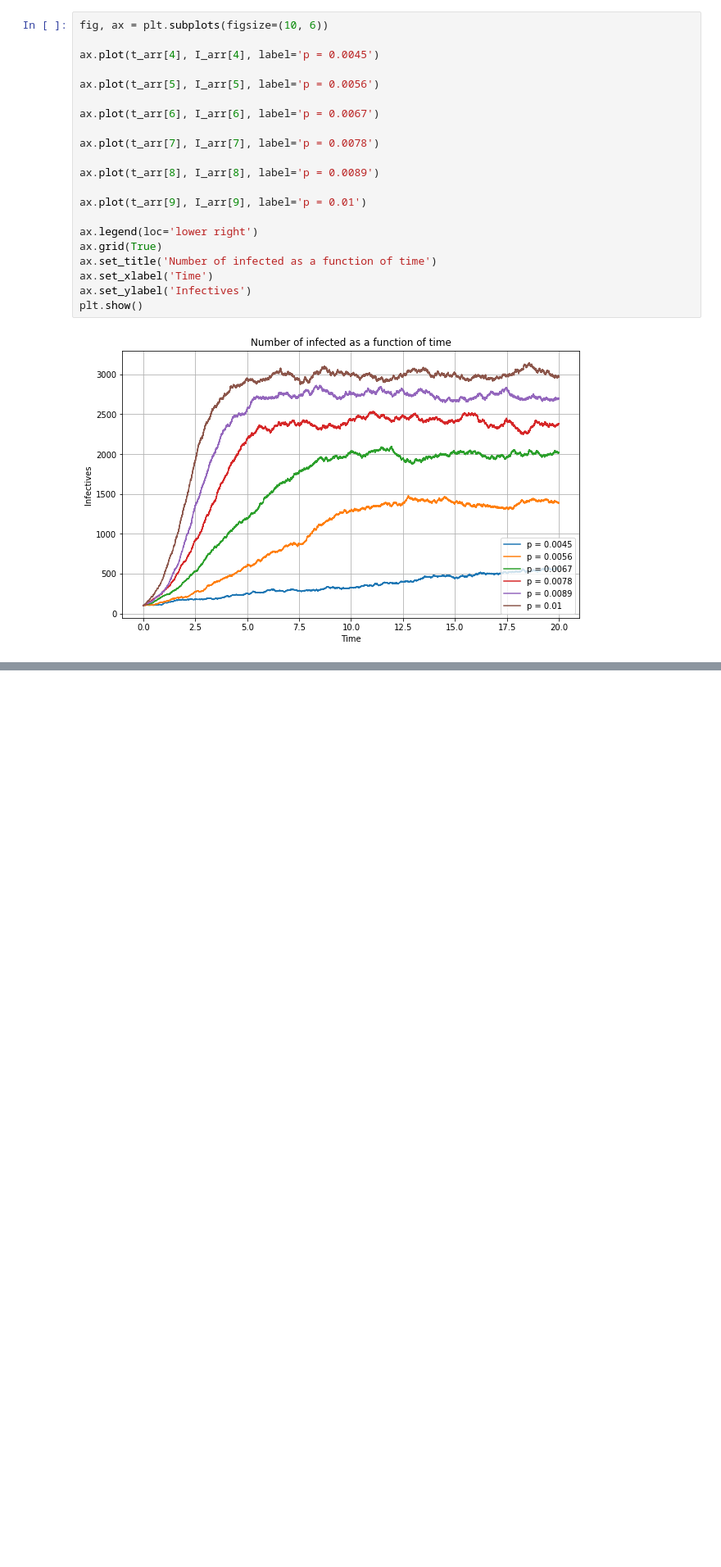
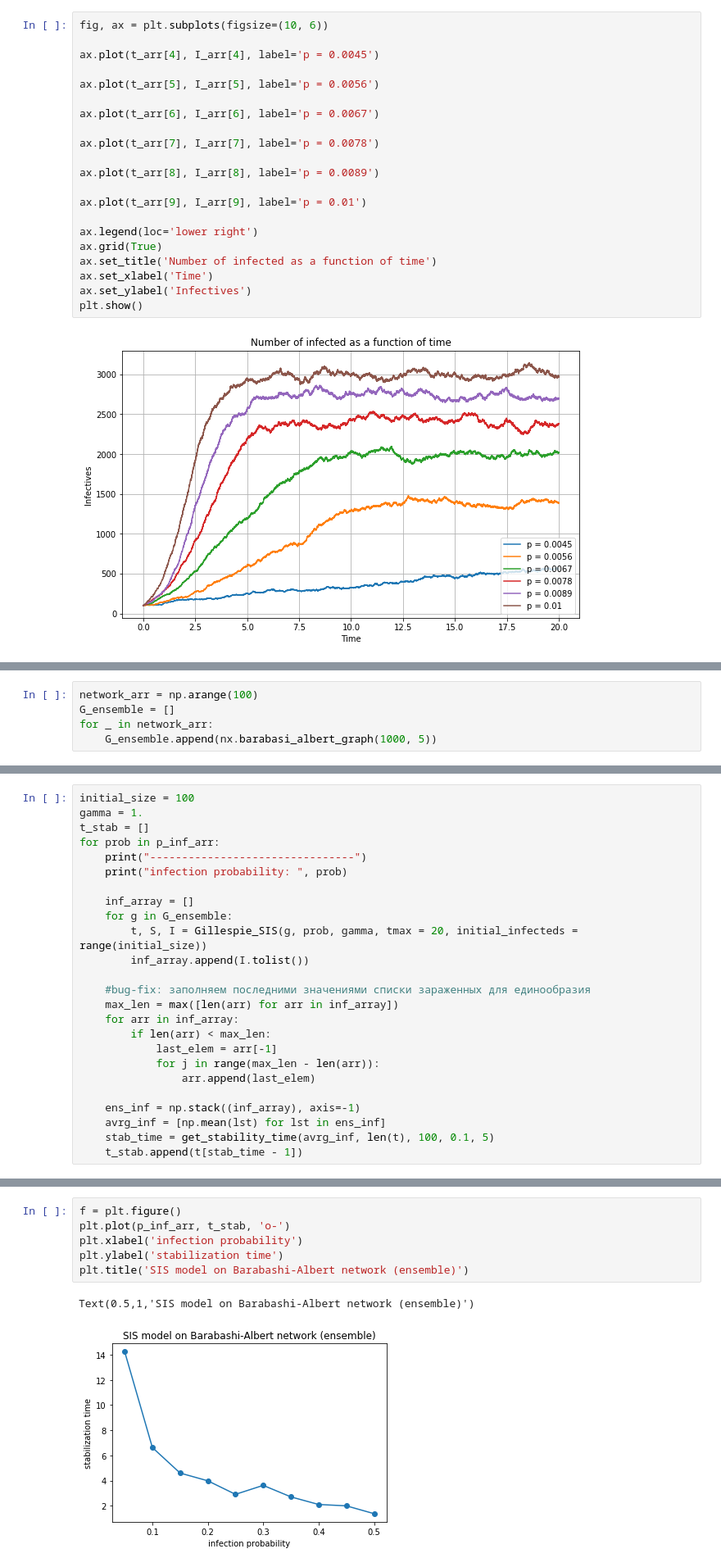
Before and after one commit to tsyrendylykova/multilayerNetwork, a Jupyter notebook: SISModel.ipynb, the cells around one changed output, grey strips where cells are left out. Shown: that part at 82% size. Drawn from its saved outputs; the diff is of its cells as text; blank space fills up the shorter version.

```diff
--- a/SISModel.ipynb
+++ b/SISModel.ipynb
@@ -459,0 +470,5 @@ KeyboardInterrupt:
+# %%
+network_arr = np.arange(100)
+G_ensemble = []
+for _ in network_arr:
+    G_ensemble.append(nx.barabasi_albert_graph(1000, 5))
@@ -459,0 +480,25 @@ KeyboardInterrupt:
+# %%
+initial_size = 100
+gamma = 1.
+t_stab = []
+for prob in p_inf_arr:
+    print("--------------------------------")
+    print("infection probability: ", prob)
+
+    inf_array = []
+    for g in G_ensemble:
+        t, S, I = Gillespie_SIS(g, prob, gamma, tmax = 20, initial_infecteds = range(initial_size))
+        inf_array.append(I.tolist())
+
+    #bug-fix: заполняем последними значениями списки зараженных для единообразия
+    max_len = max([len(arr) for arr in inf_array])
+    for arr in inf_array:
+        if len(arr) < max_len:
+            last_elem = arr[-1]
+            for j in range(max_len - len(arr)):
+                arr.append(last_elem)
+
+    ens_inf = np.stack((inf_array), axis=-1)
+    avrg_inf = [np.mean(lst) for lst in ens_inf]
+    stab_time = get_stability_time(avrg_inf, len(t), 100, 0.1, 5)
+    t_stab.append(t[stab_time - 1])
@@ -459,0 +526,9 @@ KeyboardInterrupt:
+# %%
+f = plt.figure()
+plt.plot(p_inf_arr, t_stab, 'o-')
+plt.xlabel('infection probability')
+plt.ylabel('stabilization time')
+plt.title('SIS model on Barabashi-Albert network (ensemble)')
+# %% [output]
+Text(0.5,1,'SIS model on Barabashi-Albert network (ensemble)')
+[figure, added]
```
Also changed, not shown: parts of 12 cells of this notebook.
